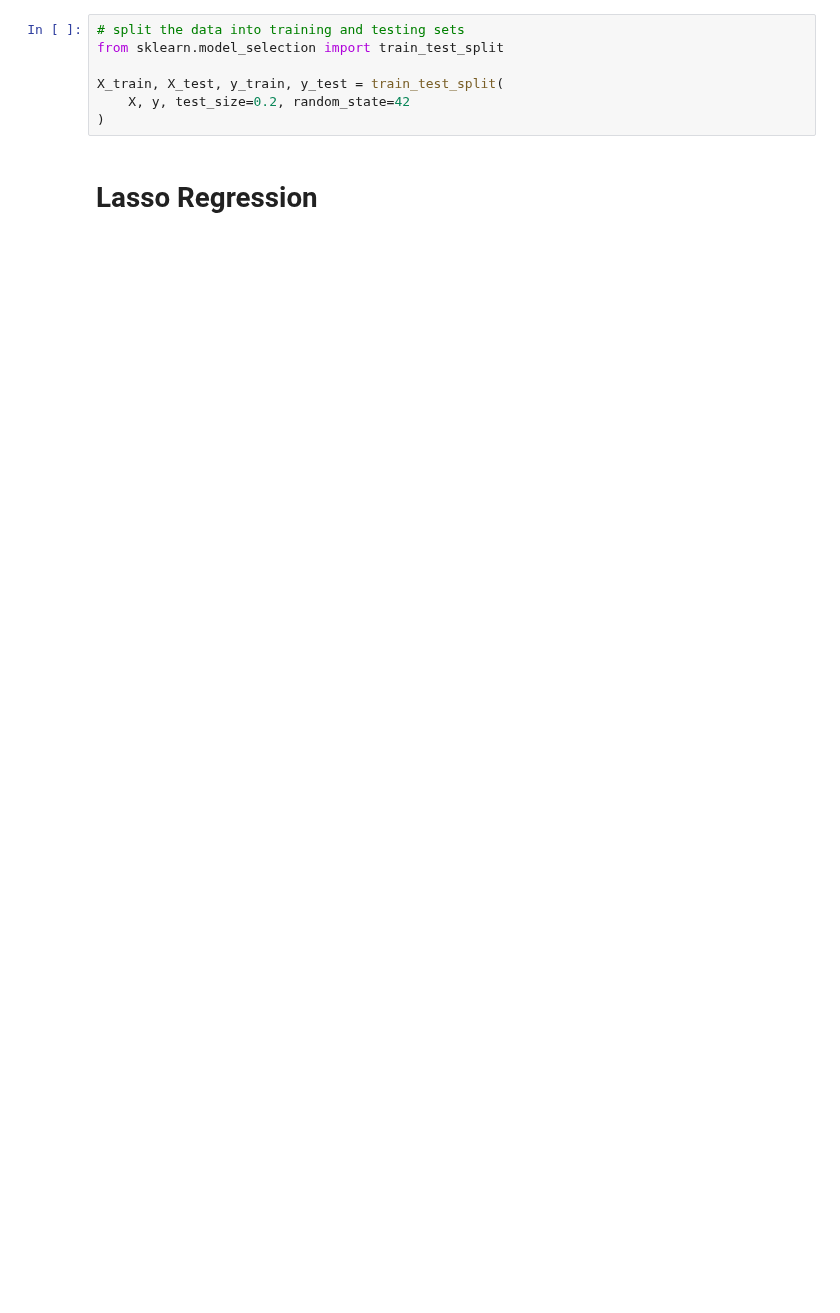
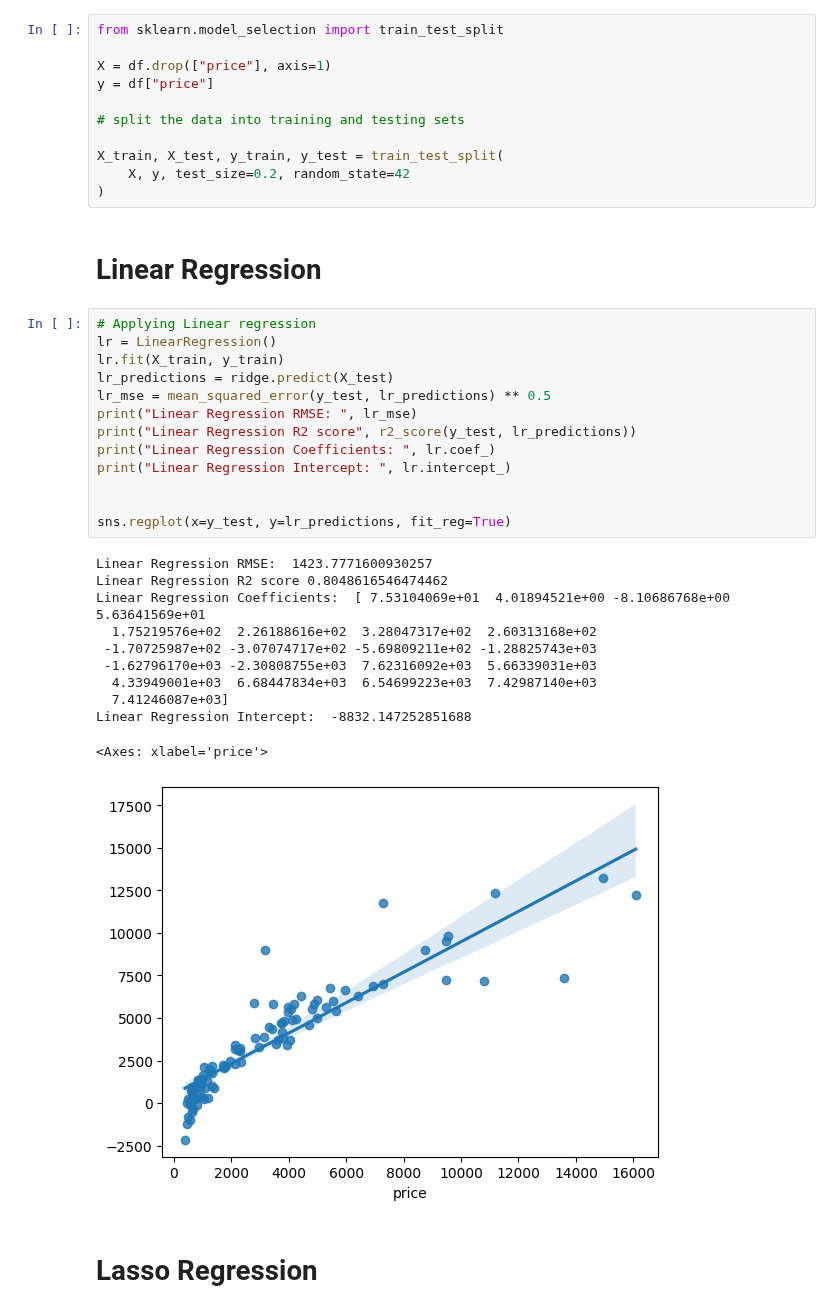
Before and after one commit to Harsh502s/ML-Assignments, a Jupyter notebook: ML-MF Pesentation/Presentation copy.ipynb, the cells around one changed output. Drawn from its saved outputs; the diff is of its cells as text; blank space fills up the shorter version.

```diff
--- a/ML-MF Pesentation/Presentation copy.ipynb
+++ b/ML-MF Pesentation/Presentation copy.ipynb
@@ -106,10 +71,41 @@ sns.heatmap(df.corr(), annot=True, fmt=".2f")
 # %%
+from sklearn.model_selection import train_test_split
+
+X = df.drop(["price"], axis=1)
+y = df["price"]
+
 # split the data into training and testing sets
-from sklearn.model_selection import train_test_split
 
 X_train, X_test, y_train, y_test = train_test_split(
     X, y, test_size=0.2, random_state=42
 )
+# %% [markdown]
+# Linear Regression
+# %%
+# Applying Linear regression
+lr = LinearRegression()
+lr.fit(X_train, y_train)
+lr_predictions = ridge.predict(X_test)
+lr_mse = mean_squared_error(y_test, lr_predictions) ** 0.5
+print("Linear Regression RMSE: ", lr_mse)
+print("Linear Regression R2 score", r2_score(y_test, lr_predictions))
+print("Linear Regression Coefficients: ", lr.coef_)
+print("Linear Regression Intercept: ", lr.intercept_)
+
+
+sns.regplot(x=y_test, y=lr_predictions, fit_reg=True)
+# %% [output]
+Linear Regression RMSE:  1423.7771600930257
+Linear Regression R2 score 0.8048616546474462
+Linear Regression Coefficients:  [ 7.53104069e+01  4.01894521e+00 -8.10686768e+00  5.63641569e+01
+  1.75219576e+02  2.26188616e+02  3.28047317e+02  2.60313168e+02
+ -1.70725987e+02 -3.07074717e+02 -5.69809211e+02 -1.28825743e+03
+ -1.62796170e+03 -2.30808755e+03  7.62316092e+03  5.66339031e+03
+  4.33949001e+03  6.68447834e+03  6.54699223e+03  7.42987140e+03
+  7.41246087e+03]
+Linear Regression Intercept:  -8832.147252851688
+<Axes: xlabel='price'>
+[figure, added]
 # %% [markdown]
 # Lasso Regression
 # %%
```
Also changed, not shown: parts of 32 cells of this notebook, 1 other file.
